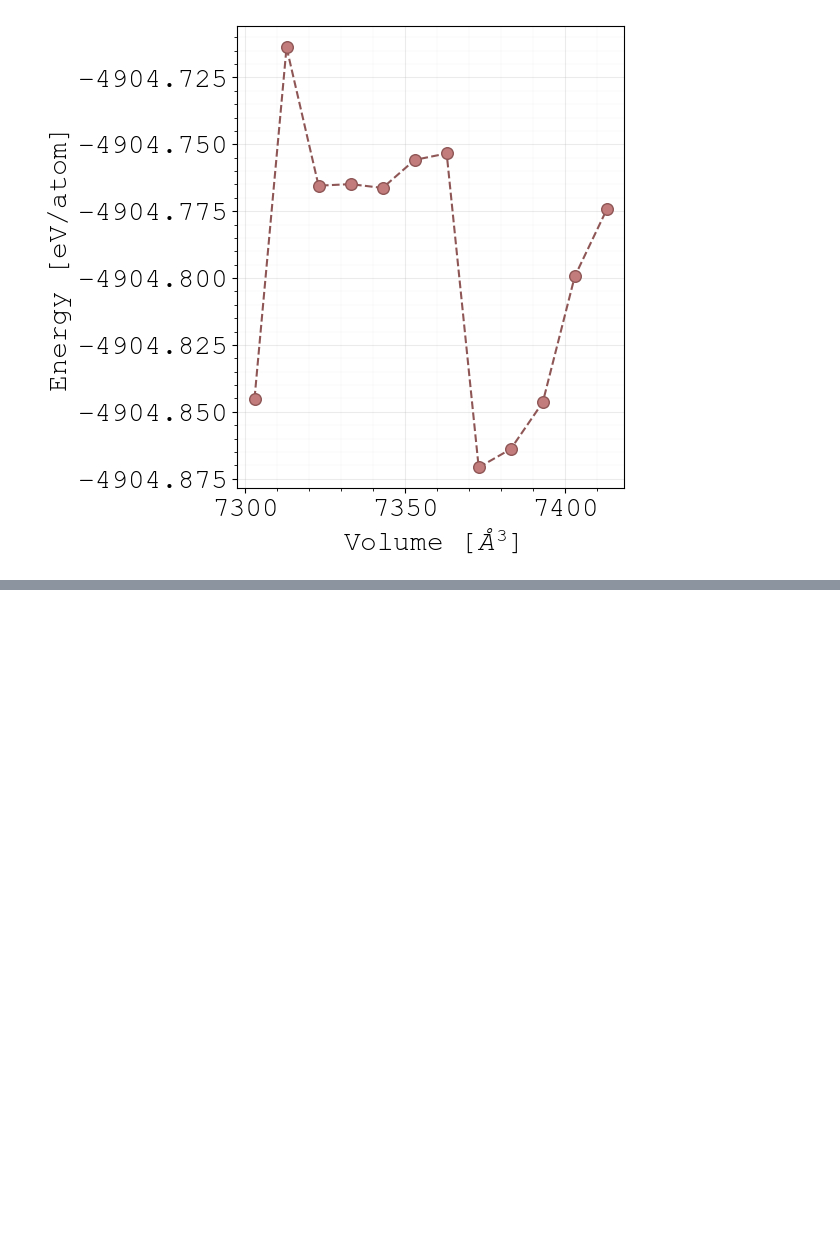
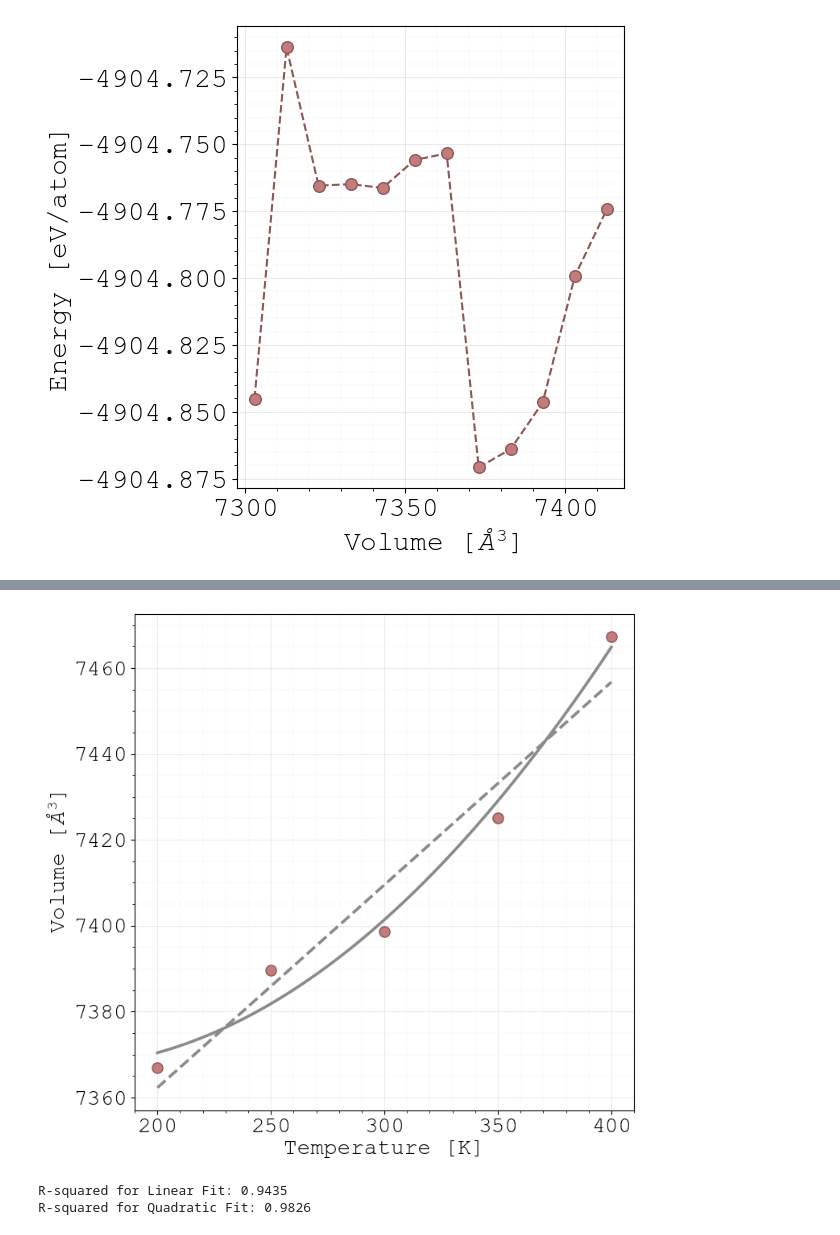
Before and after one commit to quantum-gabo/bachelor-thesis, a Jupyter notebook: notebooks/thesis-figures.ipynb, the cells around one changed output, grey strips where cells are left out. Saved outputs shown, nothing was run; the diff lists cells and outputs as text; code cells hidden in the pictures; blank space fills up the shorter version.

```diff
--- a/notebooks/thesis-figures.ipynb
+++ b/notebooks/thesis-figures.ipynb
@@ -1396,0 +1414,6 @@ plt.close()
+# %%
+# Get the Volume-Temperature data
+therm_400K_dir = "../cluster-files/ml-400k/thermal-exp/"
+
+# Load the thermal expansion data
+volume_temp = pd.read_csv(therm_400K_dir + "lattice_averages.dat", sep=r',')
@@ -1396,0 +1429,46 @@ plt.close()
+# %%
+# Carry out the liner and quadratic fits
+linear_params, _ = curve_fit(LinearModel, volume_temp['# Temp'], volume_temp['Volume (A^3)'])
+quadratic_params, _ = curve_fit(QuadraticModel, volume_temp['# Temp'], volume_temp['Volume (A^3)'])
+# %%
+# Predict the volume
+volume_array = np.linspace(volume_temp['# Temp'].min(), volume_temp['# Temp'].max(), 100)
+volume_temp_pred_linear = LinearModel(volume_array, *linear_params)
+volume_temp_pred_quadratic = QuadraticModel(volume_array, *quadratic_params)
+# %%
+fig, ax = plt.subplots(figsize=(8, 8))
+
+# Disable scientific and offset notation
+formatter = ScalarFormatter(useOffset=False, useMathText=False)
+formatter.set_scientific(False)
+
+# Set formatter for both axes
+ax.xaxis.set_major_formatter(formatter)
+ax.yaxis.set_major_formatter(formatter)
+
+# Plot the volume-energy data
+ax.scatter(volume_temp['# Temp'], volume_temp['Volume (A^3)'], label='MLFF 1', color=dataset_colors[3],
+            edgecolors=dataset_line_colors[3], s=90, marker='o', zorder=3)
+#ax.plot(EOS400KML1_V[:12], EOS400KML1_E[:12], label='MLFF 1', color=dataset_line_colors[3],
+        #linewidth=1.5, zorder=1)
+# Plot the linear fit
+ax.plot(volume_array, volume_temp_pred_linear, label = 'Linear Fit', color = regression_color,
+         linewidth = 2.6 ,linestyle='--', zorder=2)
+# Plot the quadratic fit
+ax.plot(volume_array, volume_temp_pred_quadratic, label='Quadratic Fit', color = regression_color,
+        linewidth = 2.6, linestyle='-' , zorder=2)
+
+# Set labels
+ax.set(xlabel='Temperature [K]', ylabel=r'Volume [$\AA^3$]')
+# Grid settings
+ax.grid(True, which='major', linestyle='-', linewidth=0.75, alpha=0.25)
+ax.minorticks_on()
+ax.grid(True, which='minor', linestyle='-', linewidth=0.25, alpha=0.15)
+ax.set_axisbelow(True)
+
+
+plt.show()
+fig.clear()
+plt.close()
+# %% [output]
+[figure, added]
@@ -1396,0 +1486,7 @@ plt.close()
+# %%
+# Report the R-squared values
+print(f"R-squared for Linear Fit: {r_sqr_linear:.4f}")
+print(f"R-squared for Quadratic Fit: {r_sqr_quadratic:.4f}")
+# %% [output]
+R-squared for Linear Fit: 0.9435
+R-squared for Quadratic Fit: 0.9826
```
Also changed, not shown: parts of 9 cells of this notebook, 7 other files.
